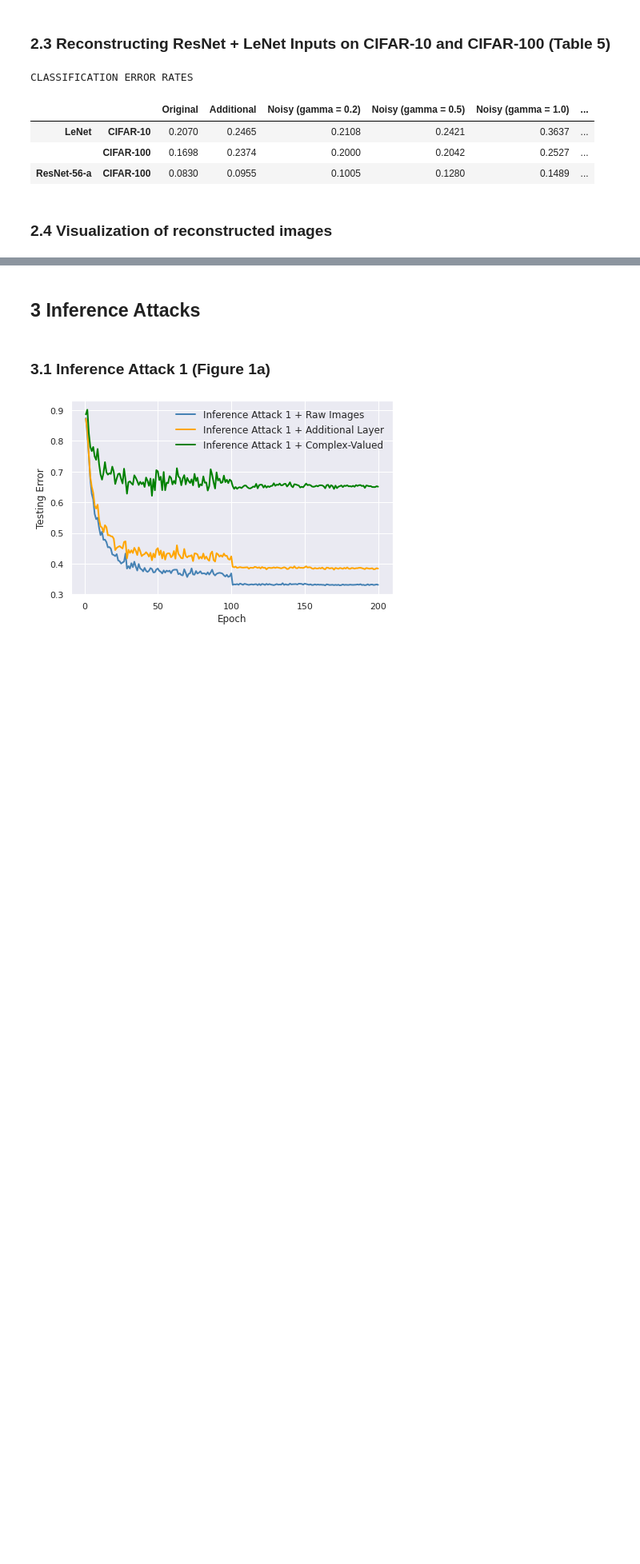
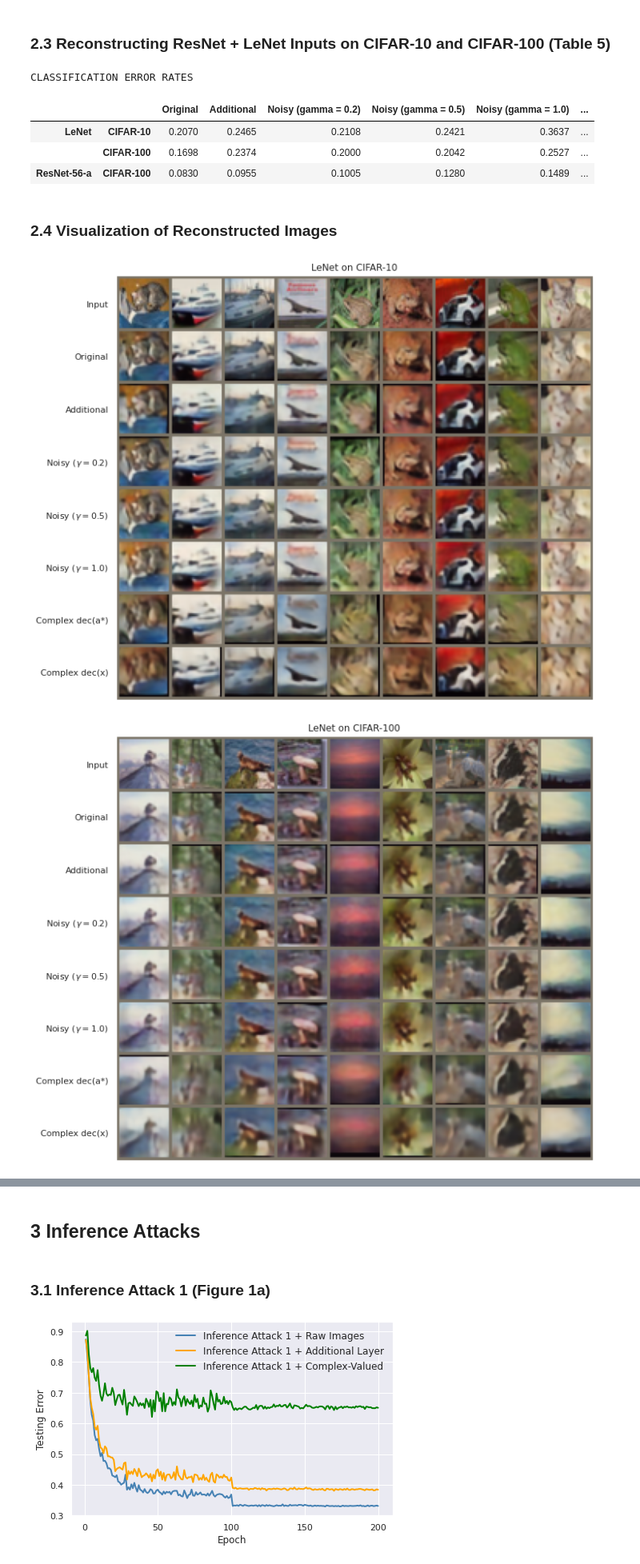
Before and after one commit to romech/fact-ai, a Jupyter notebook: results.ipynb, the cells around one changed output, grey strips where cells are left out. Shown at 80% size. Cells and saved outputs as stored; diff of their text form; code cells hidden in the pictures; blank space fills up the shorter version.

Commit message:
Add visualizations to results

```diff
--- a/results.ipynb
+++ b/results.ipynb
@@ -189,4 +190,4 @@ CLASSIFICATION ERROR RATES
 |  | CIFAR-100 | 0.1698 | 0.2374 | 0.2000 | 0.2042 | 0.2527 | ... |
 | ResNet-56-a | CIFAR-100 | 0.0830 | 0.0955 | 0.1005 | 0.1280 | 0.1489 | ... |
 # %% [markdown]
-### 2.4 Visualization of reconstructed images
+### 2.4 Visualization of Reconstructed Images
@@ -192,0 +205,39 @@ CLASSIFICATION ERROR RATES
+# %%
+%%capture
+results = {}
+
+with torch.no_grad():
+    for k, experiments in mixed_inversion_experiments.items():
+        results[k] = [inputs[k[1]][:9]]
+        for e, file in experiments.items():
+            pl.seed_everything(0)
+            if e == "Complex dec(a*)":
+                model = FeatureInversionAngleModel.load_from_checkpoint(os.path.join(inv_attack1_path, file))
+            else:
+                model = FeatureInversionModel.load_from_checkpoint(os.path.join(inv_attack2_path, file))
+
+            model.eval()
+            out = model(inputs[k[1]])
+
+            results[k].append(out[:9])
+# %%
+for k, v in results.items():
+    results[k] = torch.cat(v)
+# %%
+def plot_grid(images, title, n_row):
+    grid = make_grid(images, n_row)
+    plt.figure(figsize=(20, 10))
+    plt.grid(False)
+    plt.title(title)
+    plt.xticks([])
+    plt.yticks(np.arange(18, 300, 34),
+              ["Input", "Original", "Additional", r"Noisy ($\gamma = 0.2$)", r"Noisy ($\gamma = 0.5$)",
+               r"Noisy ($\gamma = 1.0$)", "Complex dec(a*)", "Complex dec(x)"])
+    plt.imshow(inverse_normalize(grid).permute(1, 2, 0))
+    plt.show()
+# %%
+for k, v in results.items():
+    plot_grid(v, k[0] + " on " + k[1], 9)
+# %% [output]
+[figure, added]
+[figure, added]
```
Also changed, not shown: parts of 3 cells of this notebook, 1 other file.
